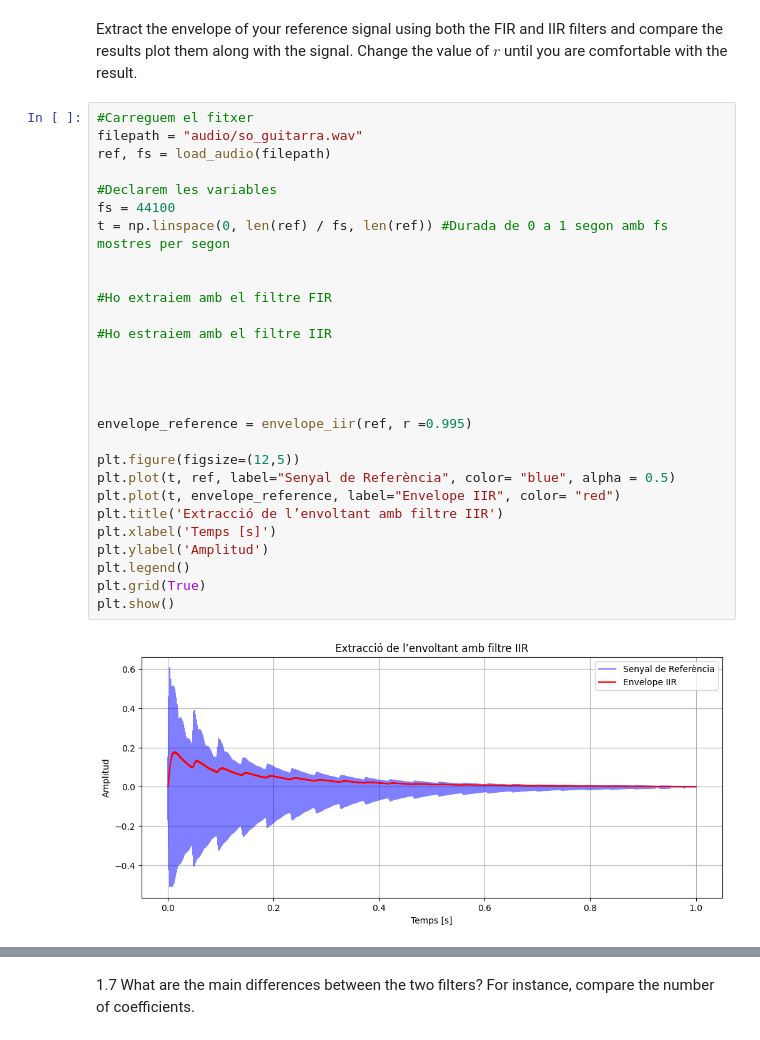
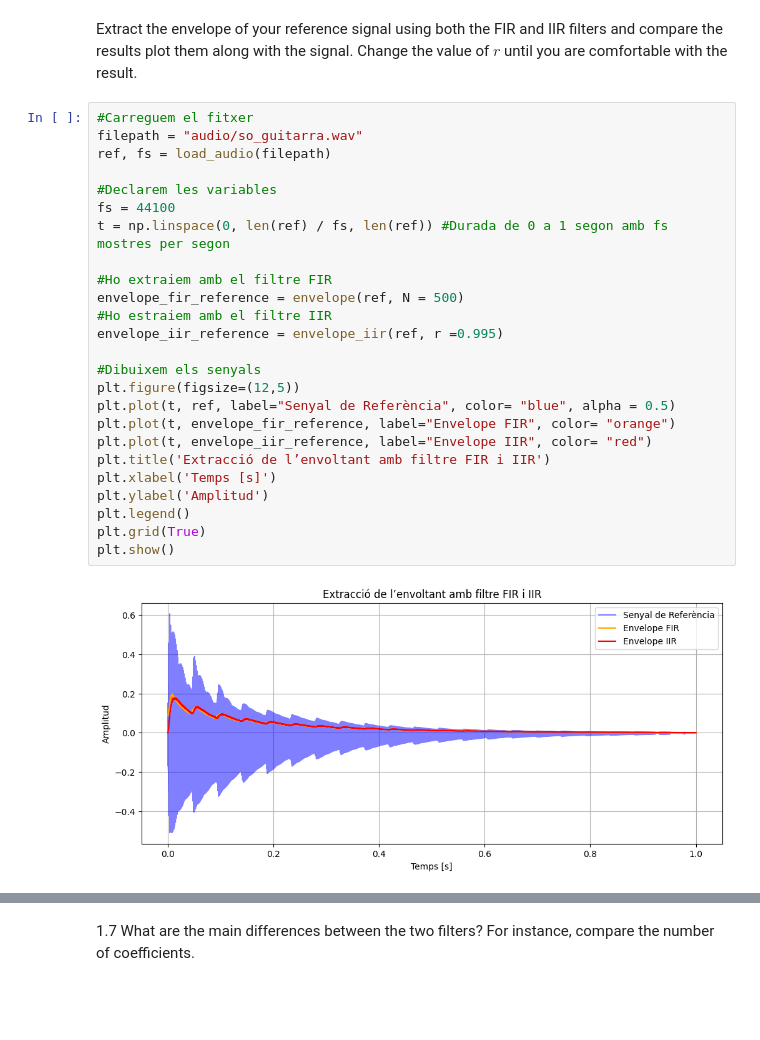
Before and after one commit to bernatnogueras/sis1_group202_bernat, a Jupyter notebook: labs/Lab6.ipynb, the cells around one changed output, grey strips where cells are left out. Drawn from its saved outputs; the diff is of its cells as text; blank space fills up the shorter version.

```diff
--- a/labs/Lab6.ipynb
+++ b/labs/Lab6.ipynb
@@ -206,30 +206,27 @@ Extract the envelope of your reference signal using both the FIR and IIR filters
 # %%
 #Carreguem el fitxer
 filepath = "audio/so_guitarra.wav"
 ref, fs = load_audio(filepath)
 
 #Declarem les variables
 fs = 44100
 t = np.linspace(0, len(ref) / fs, len(ref)) #Durada de 0 a 1 segon amb fs mostres per segon
 
+#Ho extraiem amb el filtre FIR
+envelope_fir_reference = envelope(ref, N = 500)
+#Ho estraiem amb el filtre IIR
+envelope_iir_reference = envelope_iir(ref, r =0.995)
 
-#Ho extraiem amb el filtre FIR
-
-#Ho estraiem amb el filtre IIR
-
-
-
-
-envelope_reference = envelope_iir(ref, r =0.995)
-
+#Dibuixem els senyals
 plt.figure(figsize=(12,5))
 plt.plot(t, ref, label="Senyal de Referència", color= "blue", alpha = 0.5)
-plt.plot(t, envelope_reference, label="Envelope IIR", color= "red")
-plt.title('Extracció de l’envoltant amb filtre IIR')
+plt.plot(t, envelope_fir_reference, label="Envelope FIR", color= "orange")
+plt.plot(t, envelope_iir_reference, label="Envelope IIR", color= "red")
+plt.title('Extracció de l’envoltant amb filtre FIR i IIR')
 plt.xlabel('Temps [s]')
 plt.ylabel('Amplitud')
 plt.legend()
 plt.grid(True)
 plt.show()
 # %% [output]
-[figure, old version]
+[figure, new version]
```
Also changed, not shown: parts of 5 cells of this notebook.
